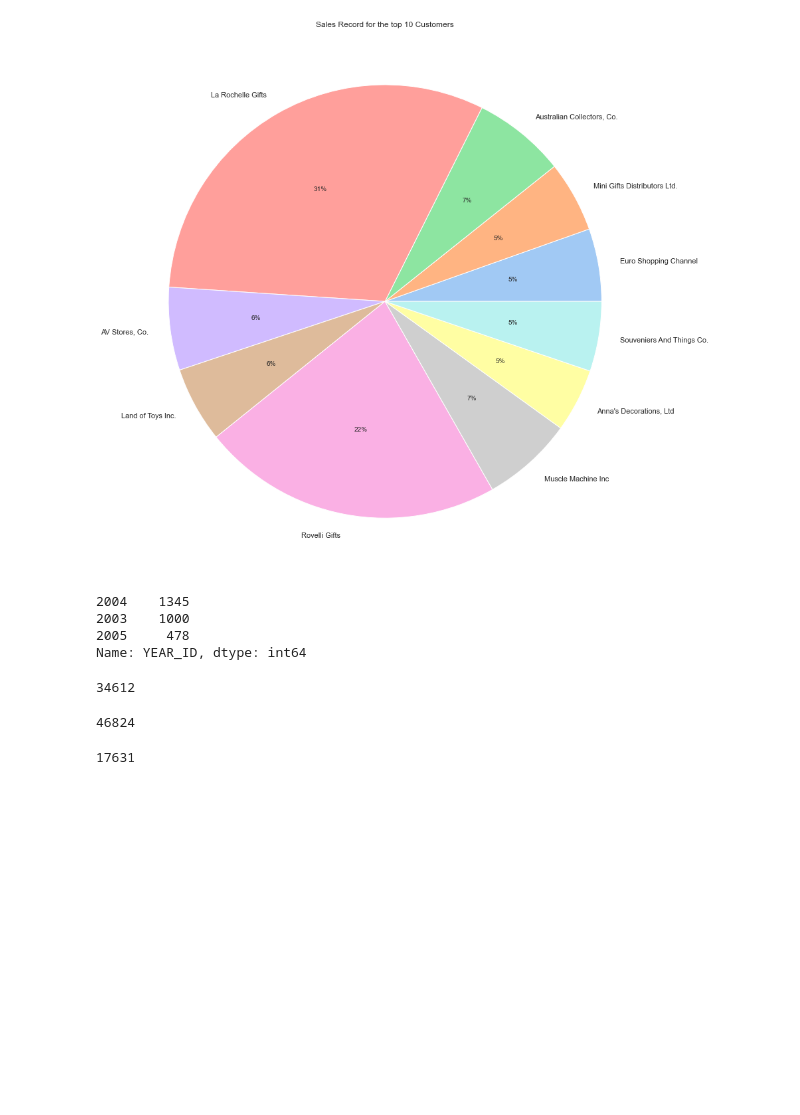
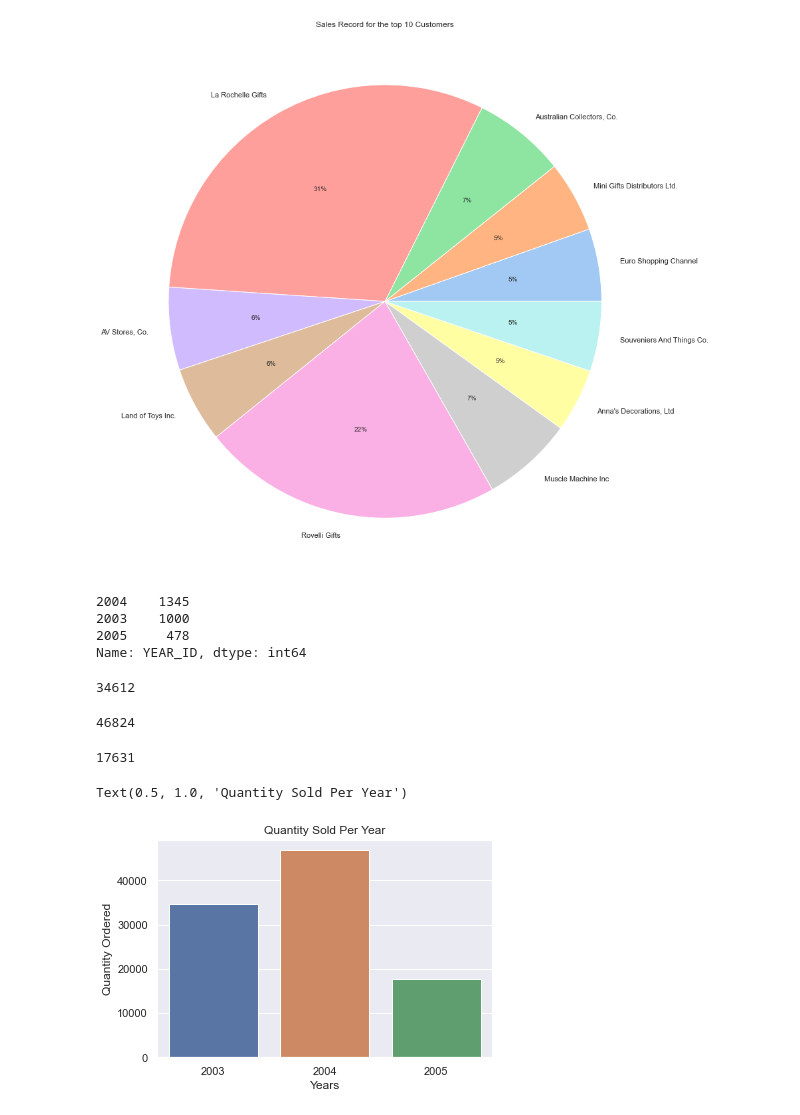
Before and after one commit to olalekeolaleke/Sales-Analysis, a Jupyter notebook: sales_analysis.ipynb, the cells around one changed output. Cells and saved outputs as stored; diff of their text form; code cells hidden in the pictures; blank space fills up the shorter version.

```diff
--- a/sales_analysis.ipynb
+++ b/sales_analysis.ipynb
@@ -186,7 +186,10 @@ df_2005["QUANTITYORDERED"].sum()
 # %%
 S1=[2003,2004,2005]
 S2=[34612, 46824, 17631]
-sns.barplot(x=S1,y=S2)
+sns.barplot(x = S1,y = S2)
 plt.xlabel("Years")
-plt.ylabel("growth in sales of products")
-plt.title("Growth of the Store")
+plt.ylabel("Quantity Ordered")
+plt.title("Quantity Sold Per Year")
+# %% [output]
+Text(0.5, 1.0, 'Quantity Sold Per Year')
+[figure, added]
```
